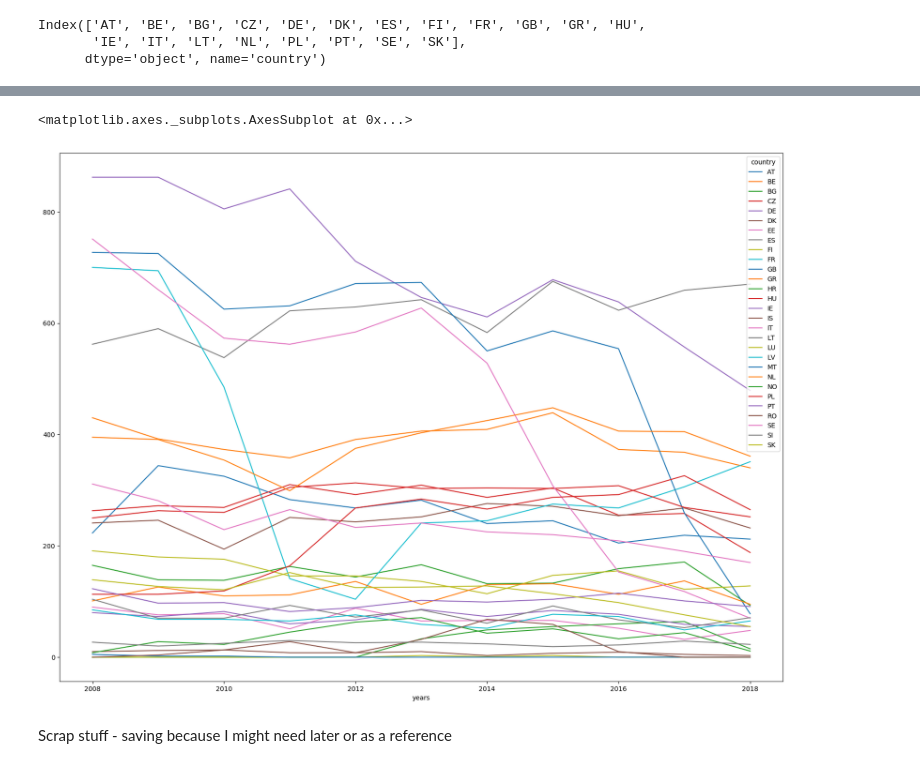
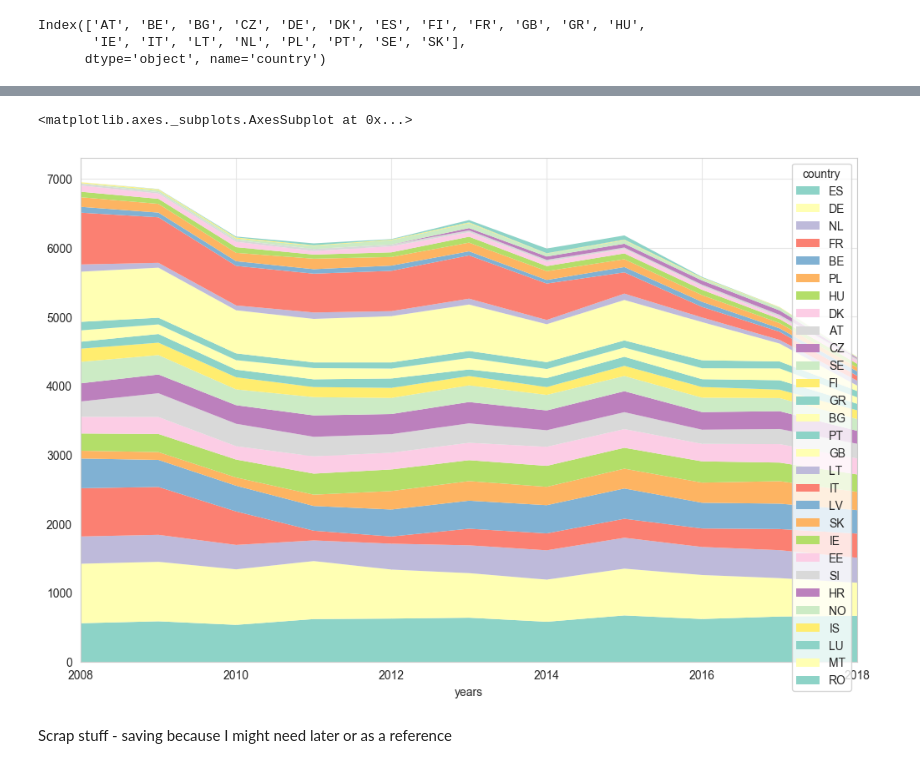
Before and after one commit to ebmdatalab/euctr_country_level_analysis, a Jupyter notebook: EUCTR Trends/Time Trends.ipynb, the cells around one changed output, grey strips where cells are left out. Saved outputs shown, nothing was run; the diff lists cells and outputs as text; code cells hidden in the pictures.

```diff
--- a/EUCTR Trends/Time Trends.ipynb
+++ b/EUCTR Trends/Time Trends.ipynb
@@ -177,9 +197,12 @@ plt.show()
-# %%
-fig, ax = plt.subplots(figsize=(20,15), dpi = 100)
-all_pivoted_cad.plot(ax=ax)
-# %% [output]
-<matplotlib.axes._subplots.AxesSubplot at 0x...>
-[figure, removed]
+# %%
+fig, ax = plt.subplots(figsize=(12,8), dpi = 100)
+
+# Reorder the columns by count in the last year
+df = all_pivoted_cad.reindex(all_pivoted_cad.loc[2018].sort_values(ascending=False).index, axis=1)
+df.plot(ax=ax, kind='area', linewidth=0)
+# %% [output]
+<matplotlib.axes._subplots.AxesSubplot at 0x...>
+[figure, added]
 # %% [markdown]
 Scrap stuff - saving because I might need later or as a reference
 # %%
```
Also changed, not shown: parts of 8 cells of this notebook, 1 other file.
